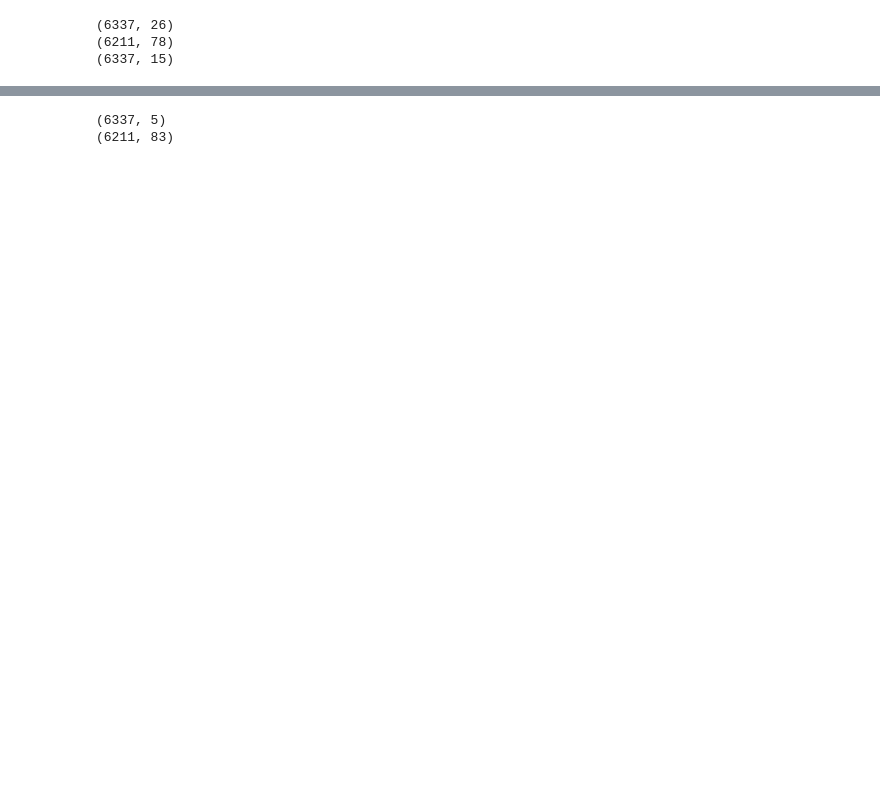
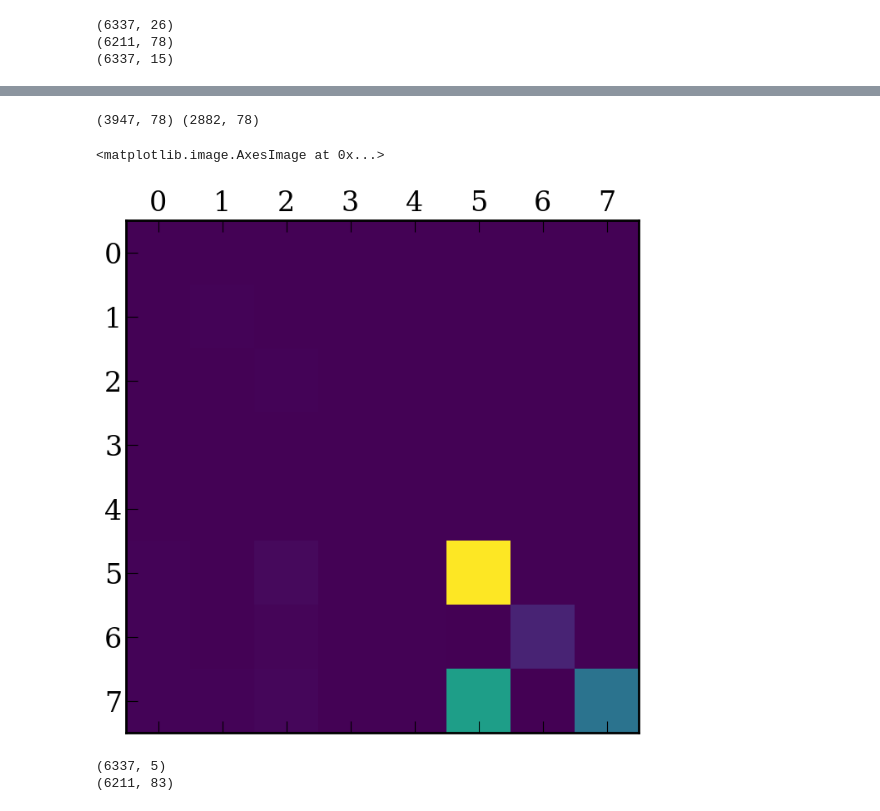
Before and after one commit to joy-228/morphy, a Jupyter notebook: mutual_information.ipynb, the cells around one changed output, grey strips where cells are left out. Drawn from its saved outputs; the diff is of its cells as text; code cells hidden in the pictures; blank space fills up the shorter version.

```diff
--- a/mutual_information.ipynb
+++ b/mutual_information.ipynb
@@ -110,3 +110,32 @@ z ${\it S}$ 0.73
+# %%
+fig,ax=plt.subplots(figsize=(8,8))
+
+mi_scores = np.ones((8,3))
+param_pos = np.arange(8)
+param_label = []
+
+cov = np.zeros((8,8))
+
+selc = smorph[(smorph['r20_psf_r']>0.5)&(smorph['snr_pix_r']>2.5)&(smorph['flag_r']<=1)]
+selc_ss = smorph[(smorph['r20_psf_r']>0.5)&(smorph['snr_pix_r']>2.5)&(smorph['flag_ss_r']<=1)&(smorph['flag_r']<=1)]
+
+print(selc.shape,selc_ss.shape)
+
+for i,ley in enumerate(npr):
+    for j,mey in enumerate(npr):
+        if j<=i:
+            if i<6: cov[i,j] = np.cov(selc[ley+'_r'].values,selc[mey+'_r'].values)[0][1]
+            else:  cov[i,j] = np.cov(selc_ss[ley+'_r'].values,selc_ss[mey+'_r'].values)[0][1]
+
+ax.matshow(cov)
+#ax.set_ylabel(r'${\rm Mutual\ Information}$',fontsize=40)
+
+
+#plt.savefig('MIdistributions.pdf',bbox_inches='tight')
+# %% [output]
+(3947, 78) (2882, 78)
+<matplotlib.image.AxesImage at 0x...>
+[figure, added]
 # %%
 gprop = pd.DataFrame()
 gprop['ind'],gprop['logM'],gprop['zspec']=sources['ind'],sources['logM'],sources['zspec']
```
Also changed, not shown: parts of 4 cells of this notebook, 6 other files.
